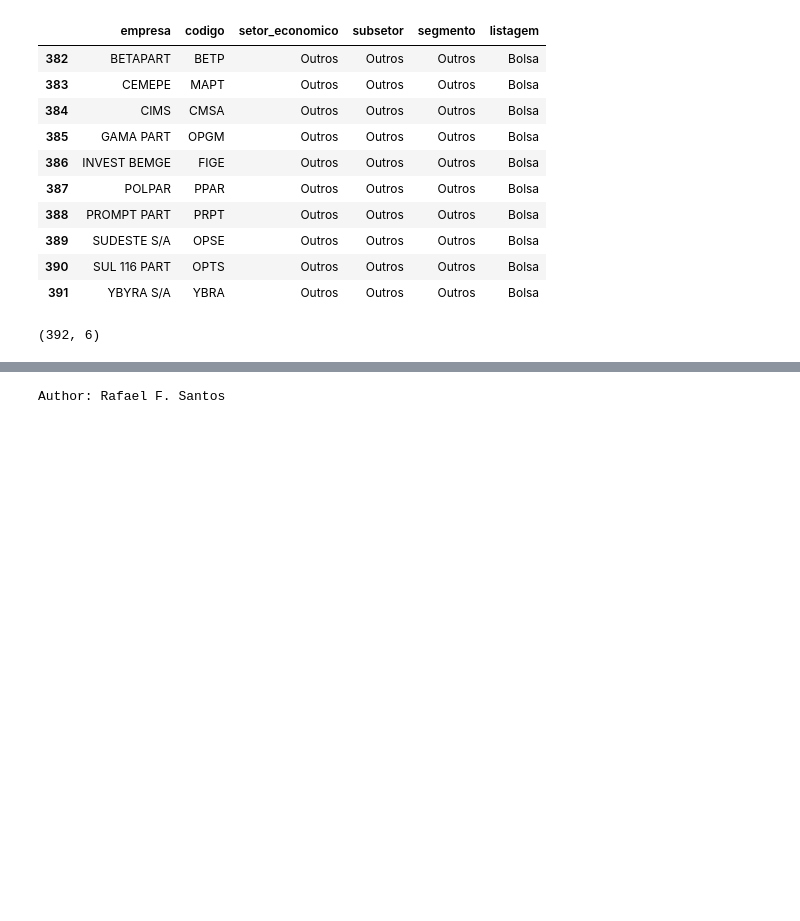
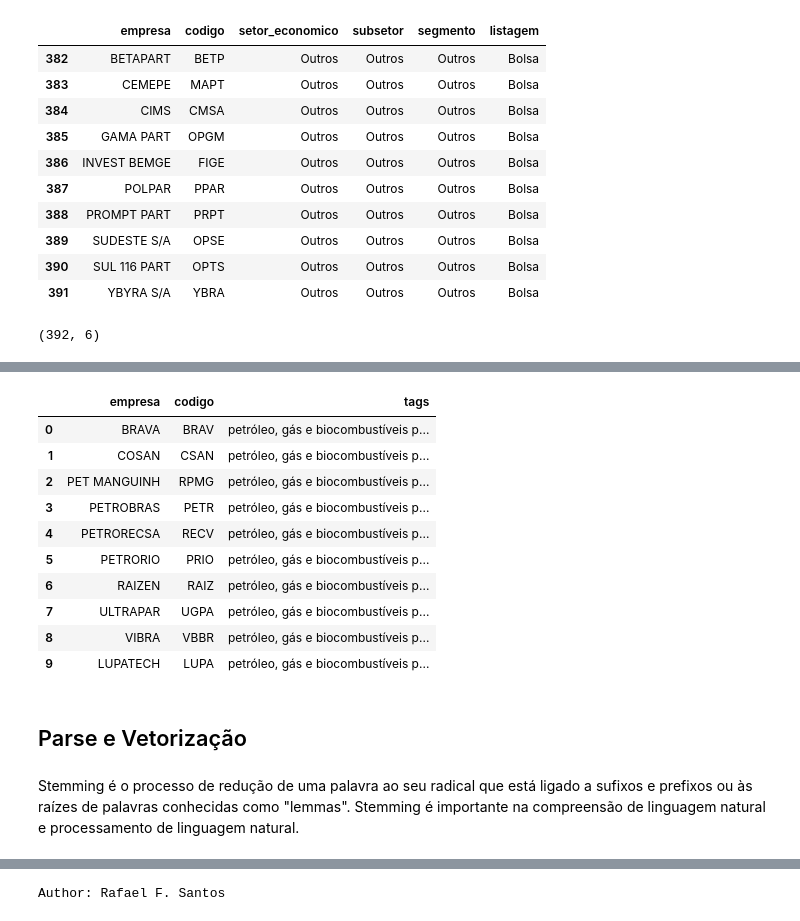
Before and after one commit to rafa-fsantos/recomendAcoes, a Jupyter notebook: projeto.ipynb, the cells around one changed output, grey strips where cells are left out. Cells and saved outputs as stored; diff of their text form; code cells hidden in the pictures; blank space fills up the shorter version.

```diff
--- a/projeto.ipynb
+++ b/projeto.ipynb
@@ -295,0 +382,28 @@ df_ajustado.shape
+# %%
+# Join das strings paraq simplificar o vetor
+df_ajustado['tags'] = df_ajustado['tags'].apply(lambda x: ' '.join(x))
+# %%
+# Colocando tudo em minúsculo para evitar diferença de palavras maiúsculo/minúsculo
+df_ajustado['tags'] = df_ajustado['tags'].apply(lambda x: x.lower())
+# %%
+# Dataset final
+df_final = df_ajustado
+# %%
+# Visualizandos o dataset final
+df_final.head(10)
+# %% [output]
+|  | empresa | codigo | tags |
+| 0 | BRAVA | BRAV | petróleo, gás e biocombustíveis p... |
+| 1 | COSAN | CSAN | petróleo, gás e biocombustíveis p... |
+| 2 | PET MANGUINH | RPMG | petróleo, gás e biocombustíveis p... |
+| 3 | PETROBRAS | PETR | petróleo, gás e biocombustíveis p... |
+| 4 | PETRORECSA | RECV | petróleo, gás e biocombustíveis p... |
+| 5 | PETRORIO | PRIO | petróleo, gás e biocombustíveis p... |
+| 6 | RAIZEN | RAIZ | petróleo, gás e biocombustíveis p... |
+| 7 | ULTRAPAR | UGPA | petróleo, gás e biocombustíveis p... |
+| 8 | VIBRA | VBBR | petróleo, gás e biocombustíveis p... |
+| 9 | LUPATECH | LUPA | petróleo, gás e biocombustíveis p... |
+# %% [markdown]
+## Parse e Vetorização
+# %% [markdown]
+Stemming é o processo de redução de uma palavra ao seu radical que está ligado a sufixos e prefixos ou às raízes de palavras conhecidas como "lemmas". Stemming é importante na compreensão de linguagem natural e processamento de linguagem natural.
```
Also changed, not shown: parts of 27 cells of this notebook, 1 other file.
